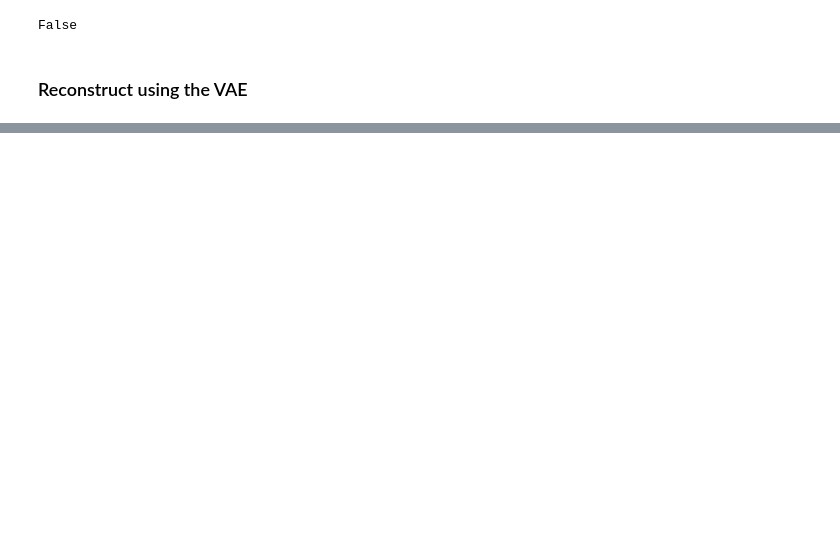
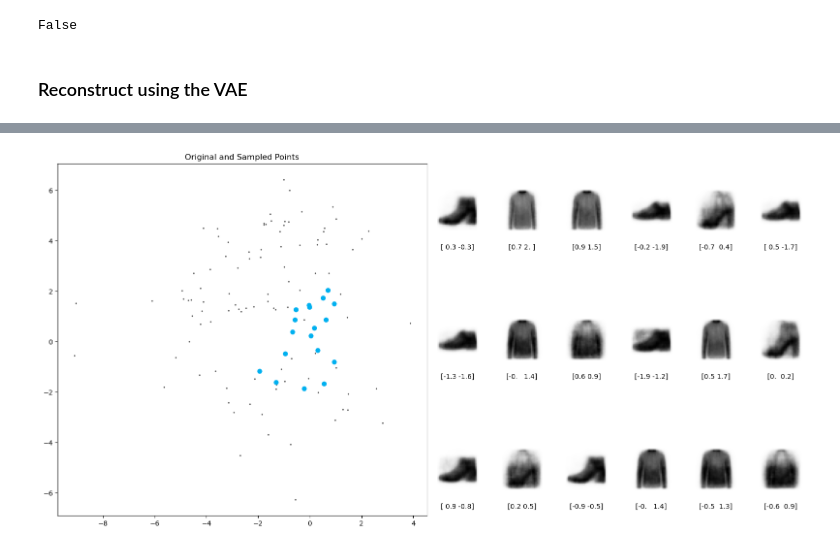
Before and after one commit to Ya-lin/Deep-Learning, a Jupyter notebook: VAE/VAE.ipynb, the cells around one changed output, grey strips where cells are left out. Saved outputs shown, nothing was run; the diff lists cells and outputs as text; code cells hidden in the pictures; blank space fills up the shorter version.

```diff
--- a/VAE/VAE.ipynb
+++ b/VAE/VAE.ipynb
@@ -140,0 +153,23 @@ Reconstructions
+# %%
+figsize = 8
+fig = plt.figure(figsize=(2 * figsize, figsize))
+gs = gridspec.GridSpec(1, 2, width_ratios=[1, 1])
+
+# original embedding and generated sample in the latent space
+ax1 = plt.subplot(gs[0])
+ax1.scatter(en_z[:, 0], en_z[:, 1], c="black", alpha=0.5, s=2)
+ax1.scatter(z_sample[:, 0], z_sample[:, 1], c="#00B0F0", alpha=1, s=40)
+ax1.set_title('Original and Sampled Points')
+
+gs2 = gridspec.GridSpecFromSubplotSpec(grid_height, grid_width, subplot_spec=gs[1], hspace=0.4, wspace=0.4)
+for i in range(grid_width * grid_height):
+    ax = plt.subplot(gs2[i])
+    ax.axis("off")
+    ax.text(0.5, -0.35, str(np.round(z_sample[i % len(z_sample),:], 1)),
+            fontsize=10, ha="center", transform=ax.transAxes)
+    ax.imshow(g_sample[i, :, :].squeeze(), cmap="Greys")
+
+plt.tight_layout()
+plt.show()
+# %% [output]
+[figure, added]
```
Also changed, not shown: parts of 6 cells of this notebook, 2 other files.
